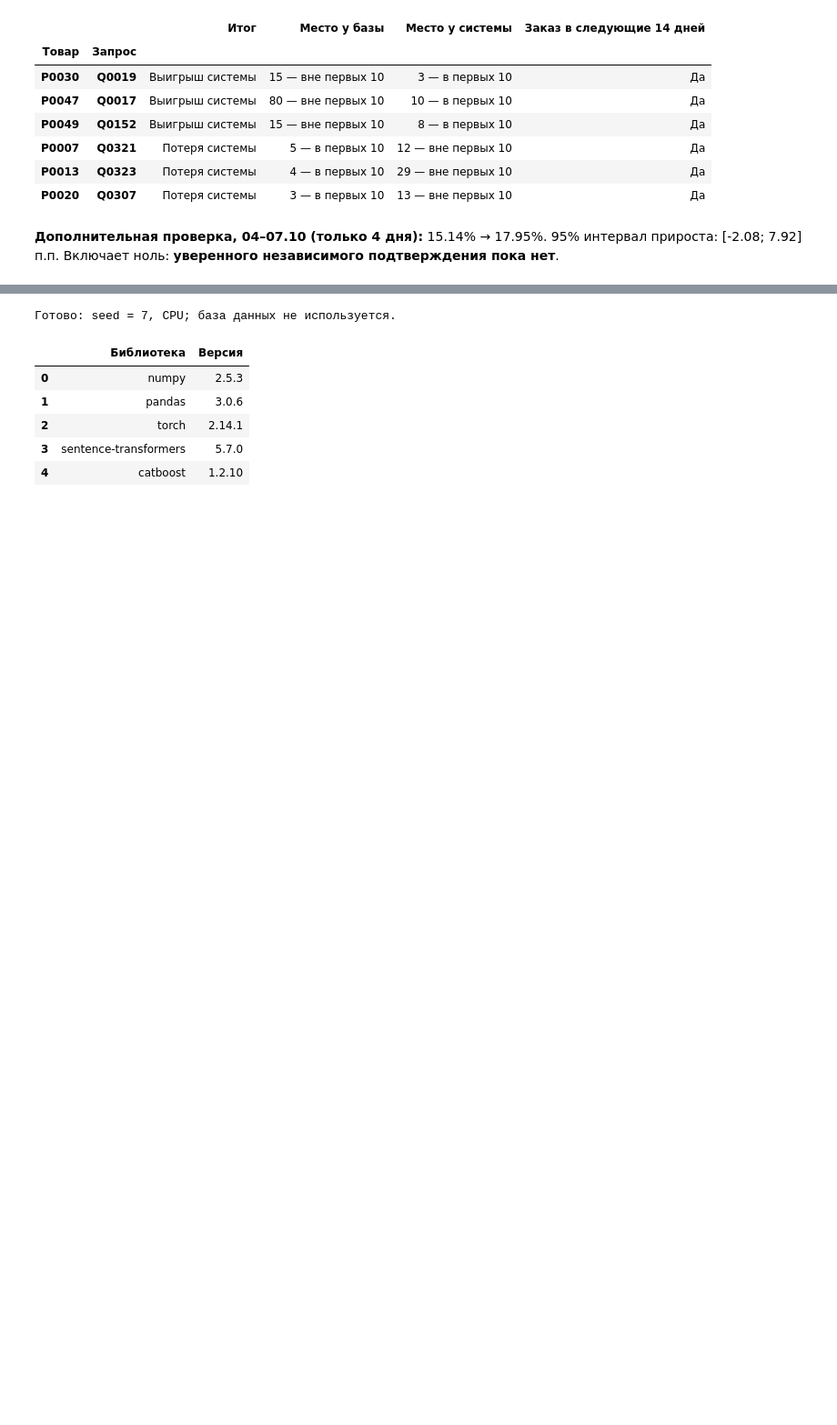
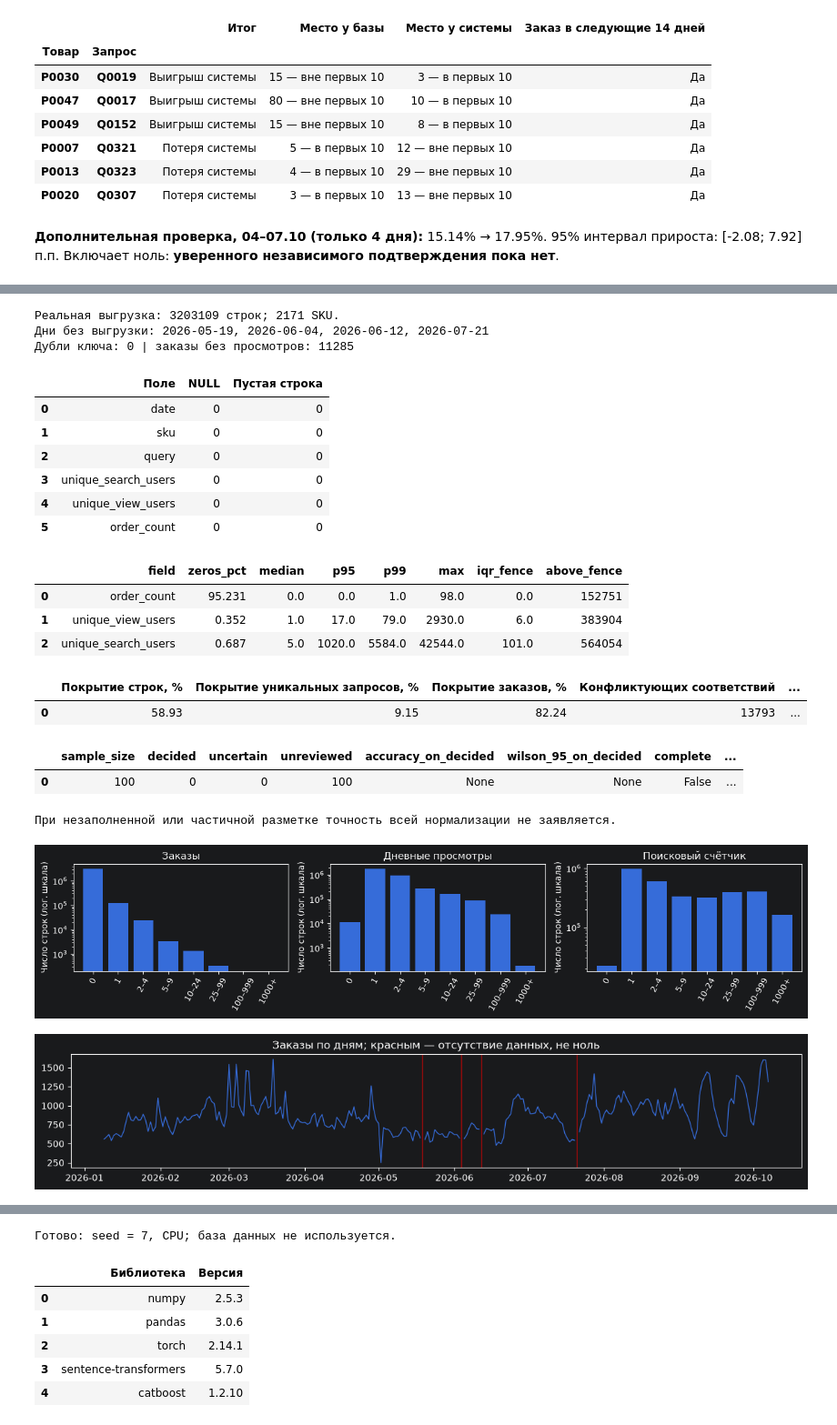
Before and after one commit to eugiv/ozon_card_query_model, a Jupyter notebook: recommender_demo.ipynb, the cells around one changed output, grey strips where cells are left out. Shown at 91% size. Drawn from its saved outputs; the diff is of its cells as text; code cells hidden in the pictures; blank space fills up the shorter version.

Commit message:
ipynb added: updated notebook

```diff
--- a/recommender_demo.ipynb
+++ b/recommender_demo.ipynb
@@ -157,0 +252,72 @@ display(Markdown(
+# %%
+from notebook_research import data_overview, profile_scorer, tune_fusion, semantic_review_sample, semantic_review_summary
+import matplotlib.pyplot as plt
+
+if RECOMPUTE_RESEARCH:
+    research['eda'] = data_overview(facts, real_snapshot)
+    research['normalization'] = {**dictionary_audit,
+        'selection': 'Последнее успешное соответствие; при равных датах — лексикографически последний кластер',
+        'order_coverage_pct': 100 * mapping_audit['order_coverage'],
+        'semantic_accuracy': None, 'review_status': 'awaiting_expert_labels'}
+    audit_sample = semantic_review_sample(facts, real_snapshot, size=100, seed=7)
+    private_audit = ROOT / 'data/notebook_normalization_observed_review.csv'
+    if not private_audit.exists():
+        audit_sample.to_csv(private_audit, index=False)
+    reviewed_sample = pd.read_csv(private_audit, keep_default_na=False)
+    research['semantic_review'] = semantic_review_summary(reviewed_sample, audit_sample)
+    print('100 наблюдавшихся соответствий: data/notebook_normalization_observed_review.csv (приватный файл).')
+    print('Разметка correct: 1 = верно, 0 = ошибка, ? = неоднозначно; пусто = не проверено.')
+
+eda = research['eda']
+print('Реальная выгрузка:', eda['rows'], 'строк;', eda['skus'], 'SKU.')
+print('Дни без выгрузки:', ', '.join(eda['missing_days']))
+print('Дубли ключа:', eda['duplicate_keys'], '| заказы без просмотров:', eda['orders_without_views_rows'])
+display(pd.DataFrame(eda['fields']).rename(columns={'field': 'Поле', 'missing': 'NULL', 'blank': 'Пустая строка'}))
+display(pd.DataFrame(eda['distributions']).round(3))
+normalization = research['normalization']
+display(pd.DataFrame([{
+    'Покрытие строк, %': eda['row_mapping_pct'], 'Покрытие уникальных запросов, %': eda['query_mapping_pct'],
+    'Покрытие заказов, %': normalization['order_coverage_pct'],
+    'Конфликтующих соответствий': normalization['ambiguous_queries'],
+    'Невалидных записей': normalization['invalid_historical_rows'],
+    'Будущих записей исключено': normalization['future_rows_ignored'],
+}]).round(2))
+display(pd.DataFrame([research['semantic_review']]))
+print('При незаполненной или частичной разметке точность всей нормализации не заявляется.')
+
+fig, axes = plt.subplots(1, 3, figsize=(13, 3))
+for ax, column, title in zip(axes, ['order_count', 'unique_view_users', 'unique_search_users'],
+                             ['Заказы', 'Дневные просмотры', 'Поисковый счётчик']):
+    ax.bar(['0', '1', '2–4', '5–9', '10–24', '25–99', '100–999', '1000+'], eda['histograms'][column])
+    ax.set_yscale('log'); ax.set_title(title); ax.tick_params(axis='x', rotation=60)
+    ax.set_ylabel('Число строк (лог. шкала)')
+fig.tight_layout(); plt.show(); plt.close(fig)
+calendar = pd.DataFrame(eda['daily']).assign(date=lambda frame: pd.to_datetime(frame.date))
+fig, ax = plt.subplots(figsize=(12, 2.5))
+ax.plot(calendar.date, calendar.orders, linewidth=1)
+for missing in eda['missing_days']:
+    ax.axvline(pd.Timestamp(missing), color='red', alpha=.5)
+ax.set_title('Заказы по дням; красным — отсутствие данных, не ноль')
+fig.tight_layout(); plt.show(); plt.close(fig)
+# %% [output]
+Реальная выгрузка: 3203109 строк; 2171 SKU.
+Дни без выгрузки: 2026-05-19, 2026-06-04, 2026-06-12, 2026-07-21
+Дубли ключа: 0 | заказы без просмотров: 11285
+|  | Поле | NULL | Пустая строка |
+| 0 | date | 0 | 0 |
+| 1 | sku | 0 | 0 |
+| 2 | query | 0 | 0 |
+| 3 | unique_search_users | 0 | 0 |
+| 4 | unique_view_users | 0 | 0 |
+| 5 | order_count | 0 | 0 |
+|  | field | zeros_pct | median | p95 | p99 | max | iqr_fence | above_fence |
+| 0 | order_count | 95.231 | 0.0 | 0.0 | 1.0 | 98.0 | 0.0 | 152751 |
+| 1 | unique_view_users | 0.352 | 1.0 | 17.0 | 79.0 | 2930.0 | 6.0 | 383904 |
+| 2 | unique_search_users | 0.687 | 5.0 | 1020.0 | 5584.0 | 42544.0 | 101.0 | 564054 |
+|  | Покрытие строк, % | Покрытие уникальных запросов, % | Покрытие заказов, % | Конфликтующих соответствий | ... |
+| 0 | 58.93 | 9.15 | 82.24 | 13793 | ... |
+|  | sample_size | decided | uncertain | unreviewed | accuracy_on_decided | wilson_95_on_decided | complete | ... |
+| 0 | 100 | 0 | 0 | 100 | None | None | False | ... |
+При незаполненной или частичной разметке точность всей нормализации не заявляется.
+[figure, added]
+[figure, added]
```
Also changed, not shown: parts of 43 cells of this notebook, 23 other files.
